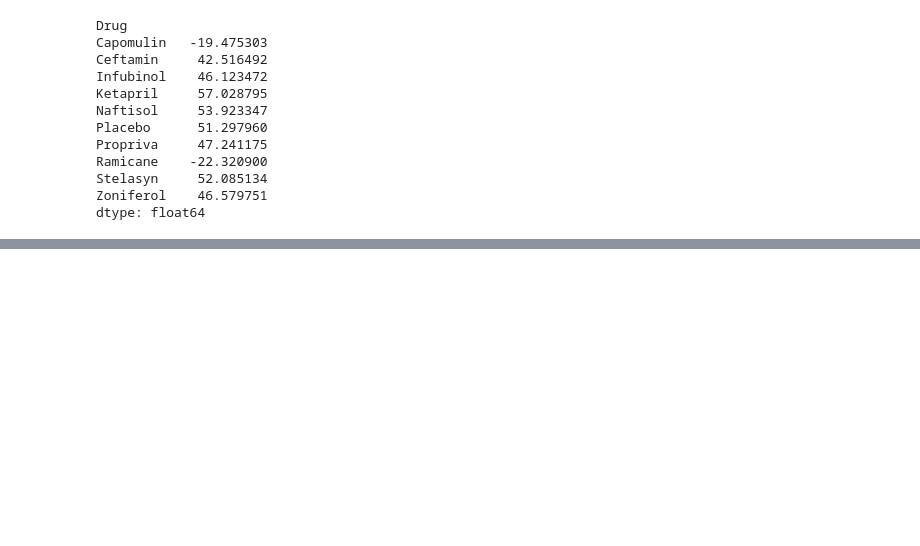
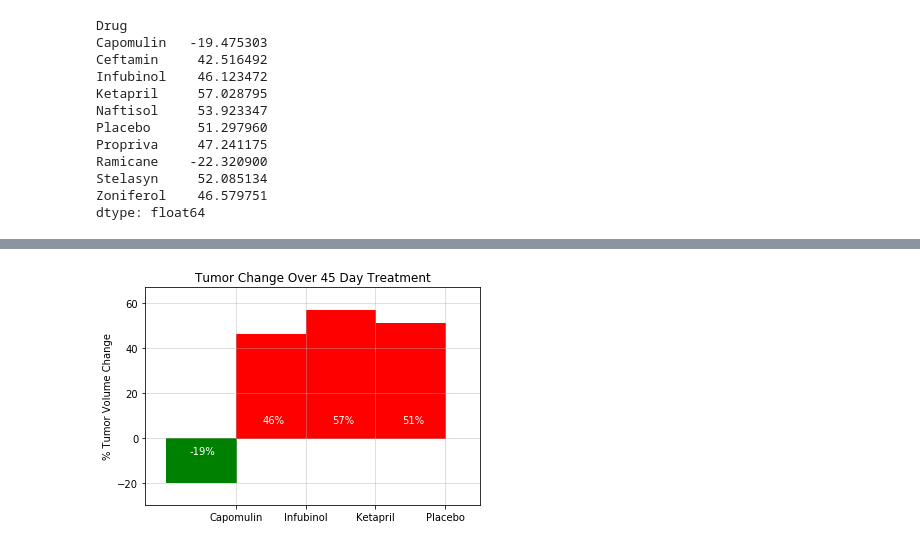
Before and after one commit to ireneshtepa/matplotlib-challenge, a Jupyter notebook: pymaceuticals_starter.ipynb, the cells around one changed output, grey strips where cells are left out. Cells and saved outputs as stored; diff of their text form; code cells hidden in the pictures; blank space fills up the shorter version.

```diff
--- a/pymaceuticals_starter.ipynb
+++ b/pymaceuticals_starter.ipynb
@@ -392,0 +324,38 @@ fig.show()
+# %%
+#setting bar plot parameters
+x_axis = np.arange(len(percent_change_tuple))
+y=percent_change_tuple
+
+#plotting bar chart
+tumor_bar_plot=plt.bar(x_axis, y, align="edge", width=-1)
+
+#looping conditions to get percent values and bar colors
+for i in range(len(percent_change_tuple)):
+    if percent_change_tuple[i]<=0:
+        #drug_percent=format(percent_change[i]/100, ".0%")
+        plt.text(i-0.3, -8, format(y[i]/100, ".0%"), color="white", ha='right', va='bottom')
+        tumor_bar_plot[i].set_color('green')
+    else:
+        #drug_percent=format(percent_change[i]/100, ".0%")
+        plt.text(i-0.3, 6, format(y[i]/100, ".0%"), color="white", ha='right', va="bottom")
+        tumor_bar_plot[i].set_color('red')
+
+#formating the plot
+plt.title("Tumor Change Over 45 Day Treatment")
+plt.ylabel("% Tumor Volume Change")
+plt.grid(alpha = 0.5)
+plt.xlim(-1.3, len(x_axis)-0.5, 1)
+plt.ylim(min(y)-10, max(y)+10, 20)
+
+#setting drug names as ticks
+#ticks=np.asarray([i for i in range(len(percent_change_tuple))])
+tick_locations = [value for value in x_axis]
+plt.xticks(ticks, ["Capomulin", "Infubinol", "Ketapril", "Placebo"])
+
+# Save the Figure
+plt.savefig('tumor_change.png')
+
+# Show the Figure
+plt.show()
+# %% [output]
+[figure, added]
```
Also changed, not shown: parts of 11 cells of this notebook, 1 other file.
